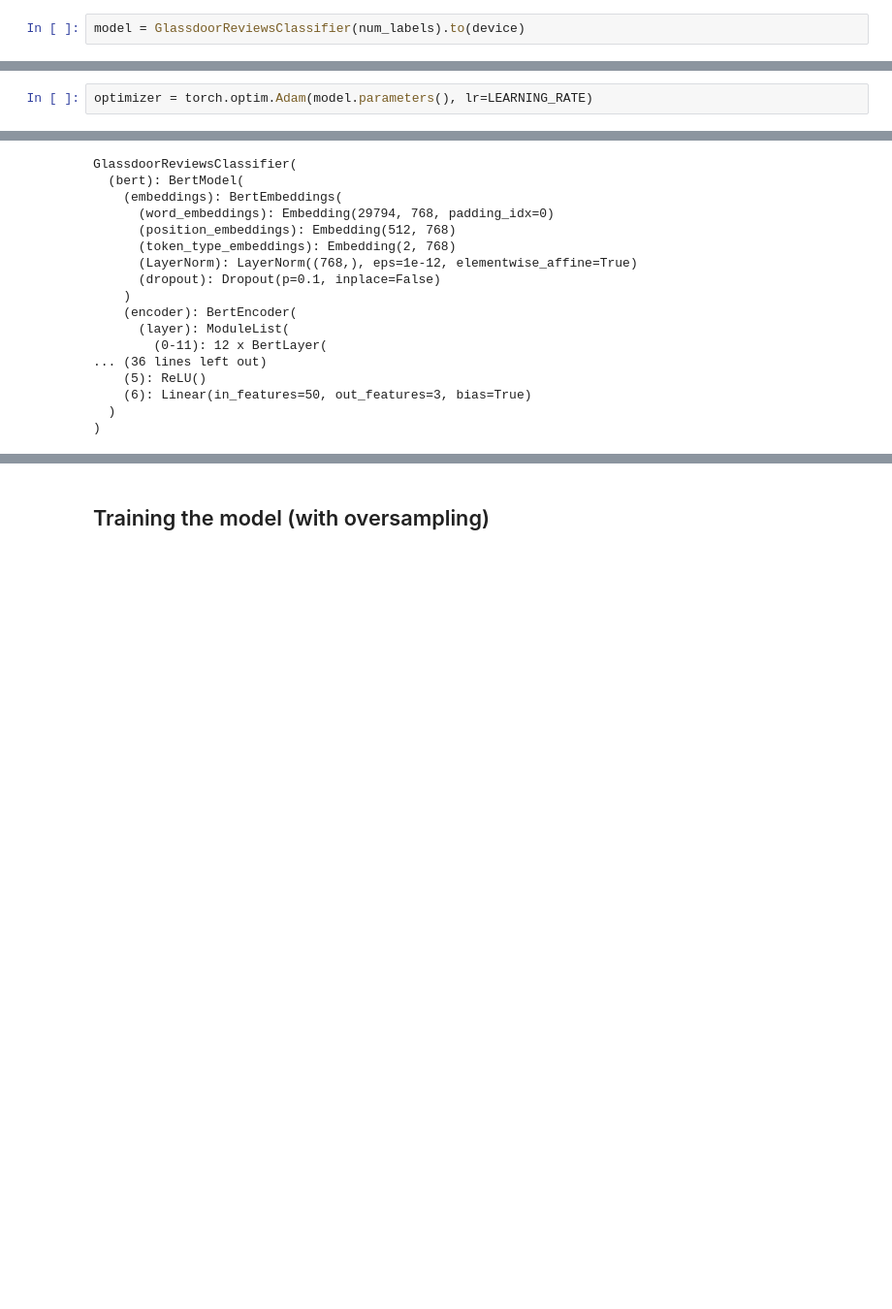
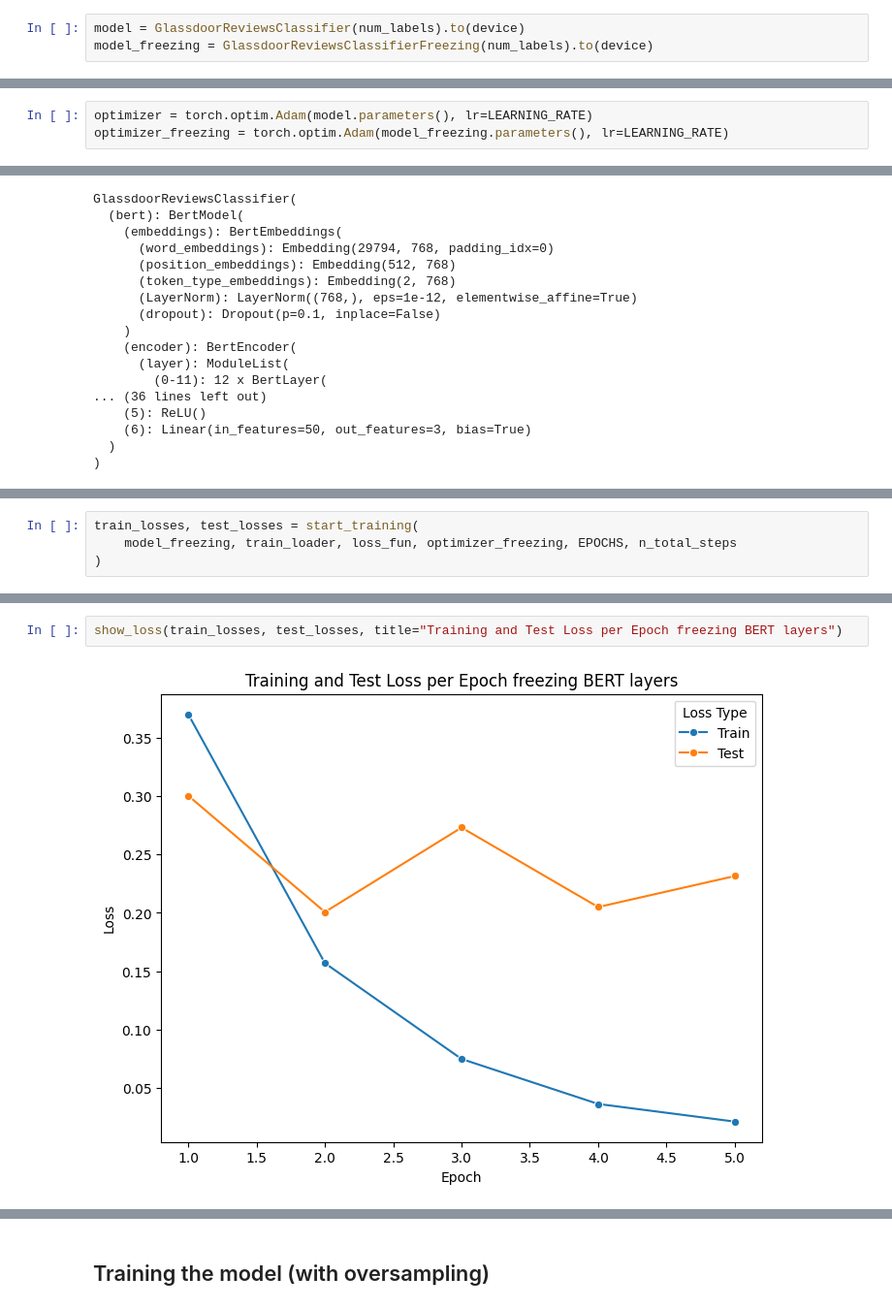
Before and after one commit to stevillis/glassdoor-reviews-analysis-nlp, a Jupyter notebook: train_model/train.ipynb, the cells around one changed output, grey strips where cells are left out. Shown at 97% size. Cells and saved outputs as stored; diff of their text form; blank space fills up the shorter version.

```diff
--- a/train_model/train.ipynb
+++ b/train_model/train.ipynb
@@ -398,9 +440,11 @@ def predict_reviews(model, reviews) -> None:
 # %%
 model = GlassdoorReviewsClassifier(num_labels).to(device)
+model_freezing = GlassdoorReviewsClassifierFreezing(num_labels).to(device)
 # %%
 loss_fun = nn.CrossEntropyLoss()
 # %%
 optimizer = torch.optim.Adam(model.parameters(), lr=LEARNING_RATE)
+optimizer_freezing = torch.optim.Adam(model_freezing.parameters(), lr=LEARNING_RATE)
 # %%
 n_total_steps = len(train_loader)
 n_total_steps
@@ -522,0 +561,4 @@ Name: 0, dtype: float64
+# %%
+train_losses, test_losses = start_training(
+    model_freezing, train_loader, loss_fun, optimizer_freezing, EPOCHS, n_total_steps
+)
@@ -522,0 +583,4 @@ Name: 0, dtype: float64
+# %%
+show_loss(train_losses, test_losses, title="Training and Test Loss per Epoch freezing BERT layers")
+# %% [output]
+[figure, added]
```
Also changed, not shown: parts of 89 cells of this notebook, 4 other files.
